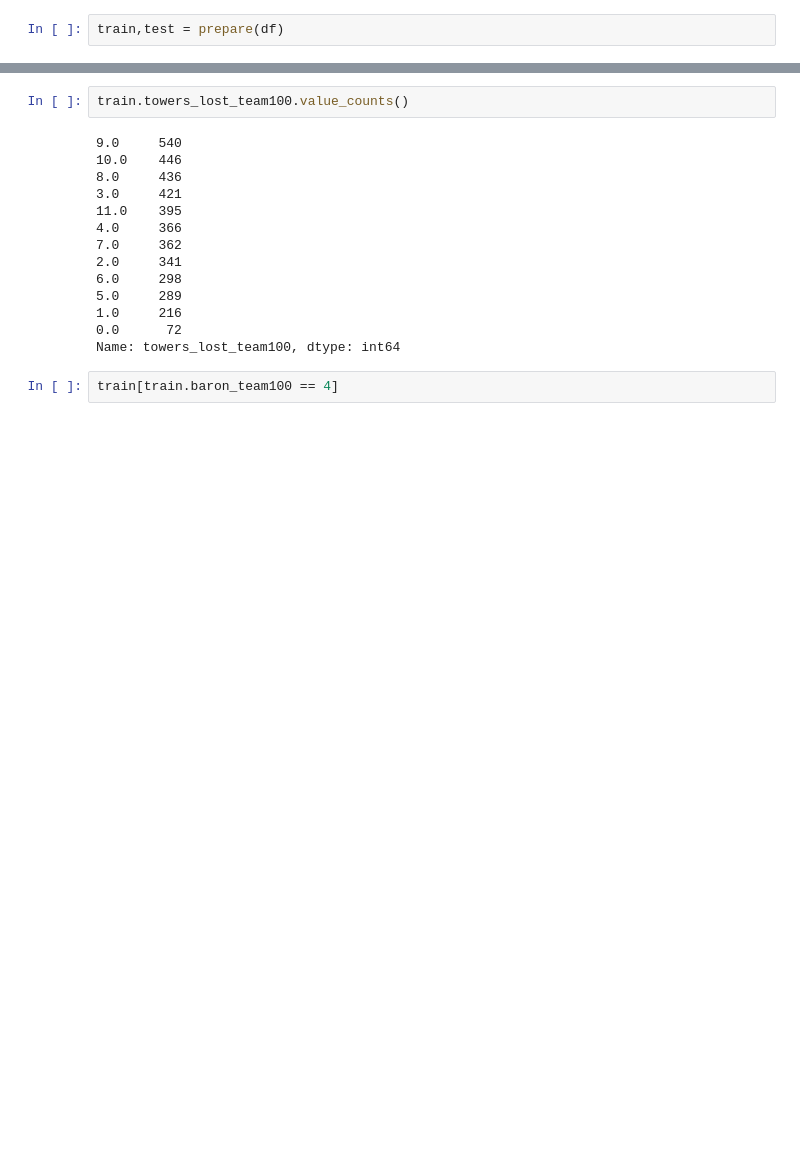
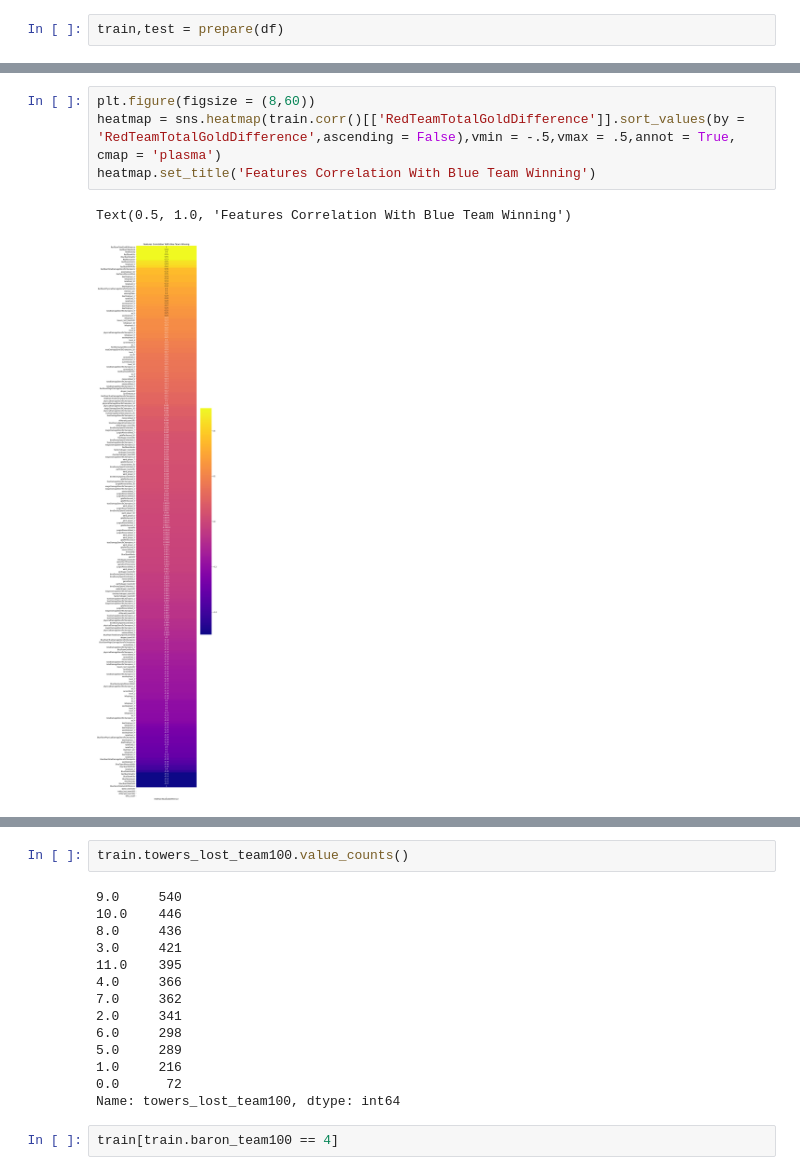
Before and after one commit to codeup-germain/Esports-Analysis, a Jupyter notebook: jared/scratch_notebook.ipynb, the cells around one changed output, grey strips where cells are left out. Drawn from its saved outputs; the diff is of its cells as text; blank space fills up the shorter version.

```diff
--- a/jared/scratch_notebook.ipynb
+++ b/jared/scratch_notebook.ipynb
@@ -209,0 +140,7 @@ Text(0.5, 1.0, 'Features Correlation With red Team Winning')
+# %%
+plt.figure(figsize = (8,60))
+heatmap = sns.heatmap(train.corr()[['RedTeamTotalGoldDifference']].sort_values(by = 'RedTeamTotalGoldDifference',ascending = False),vmin = -.5,vmax = .5,annot = True, cmap = 'plasma')
+heatmap.set_title('Features Correlation With Blue Team Winning')
+# %% [output]
+Text(0.5, 1.0, 'Features Correlation With Blue Team Winning')
+[figure, added]
```
Also changed, not shown: parts of 27 cells of this notebook, 10 other files.
